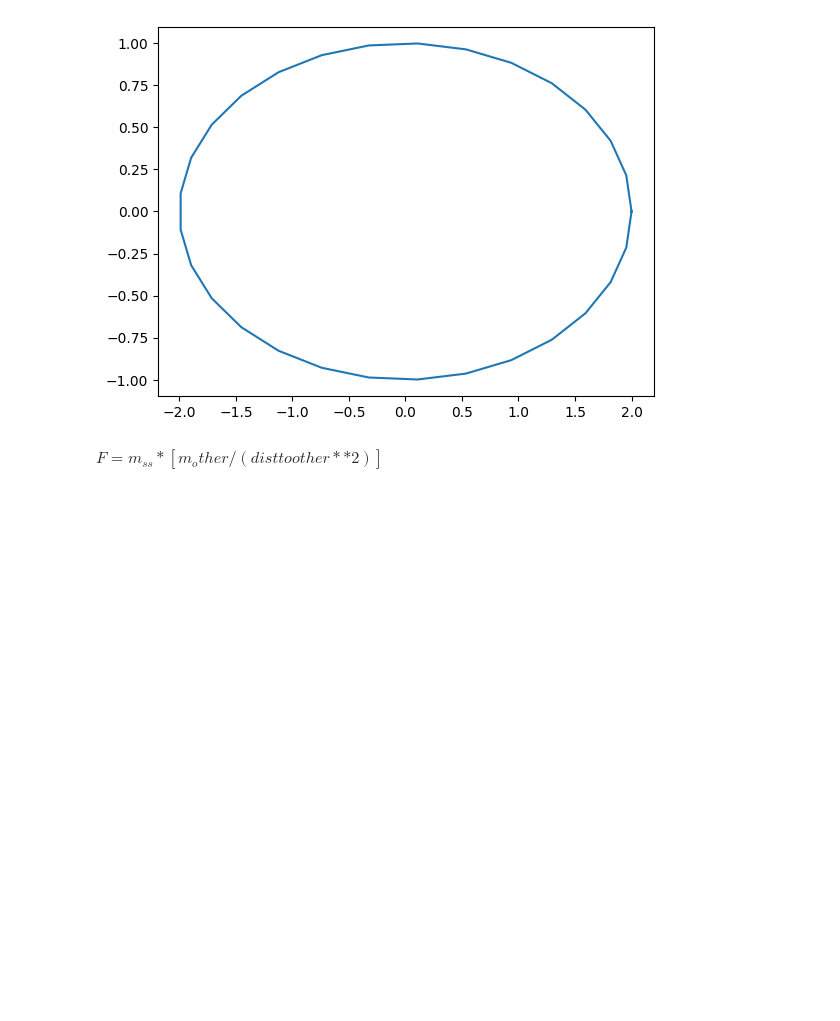
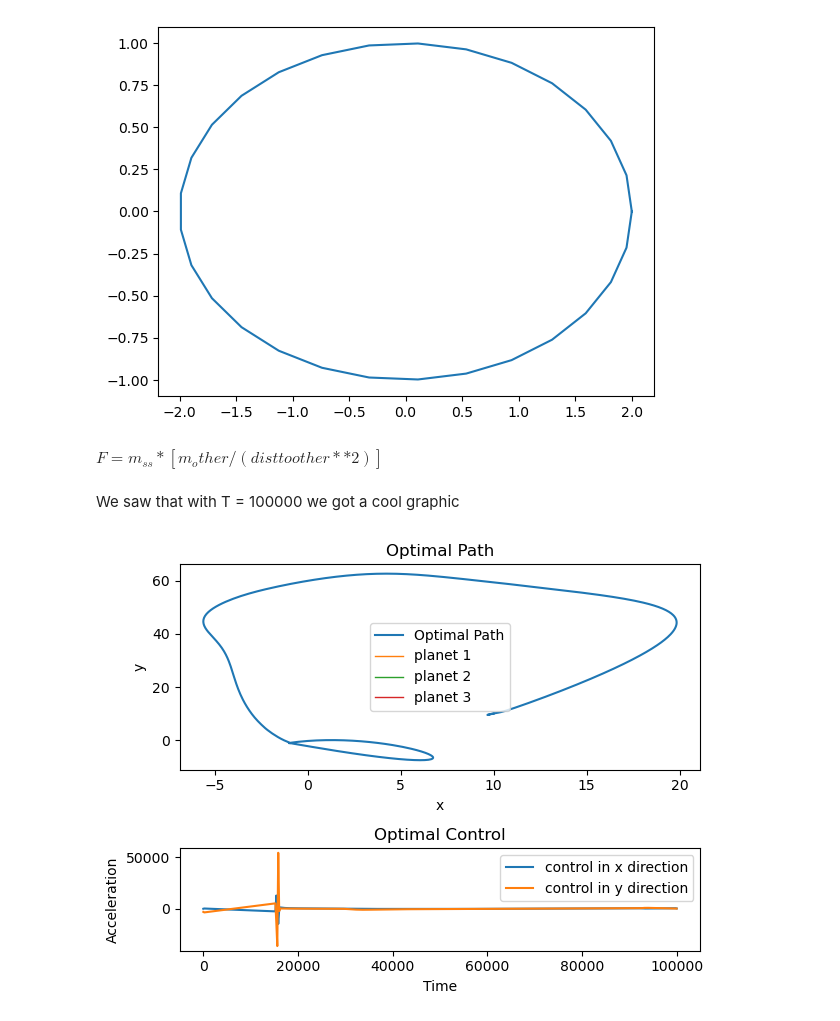
Before and after one commit to CanyonTurtle/cannon-curtis-spencer-tyler-acme, a Jupyter notebook: vol-4/scratch.ipynb, the cells around one changed output. Saved outputs shown, nothing was run; the diff lists cells and outputs as text; code cells hidden in the pictures; blank space fills up the shorter version.

```diff
--- a/vol-4/scratch.ipynb
+++ b/vol-4/scratch.ipynb
@@ -47,0 +124,6 @@ def LQR_formulation():
+# %% [markdown]
+We saw that with T = 100000 we got a cool graphic
+# %%
+best_path(planets, T, savefig=True, filename='test.png')
+# %% [output]
+[figure, added]
```
Also changed, not shown: parts of 3 cells of this notebook, 3 other files.
